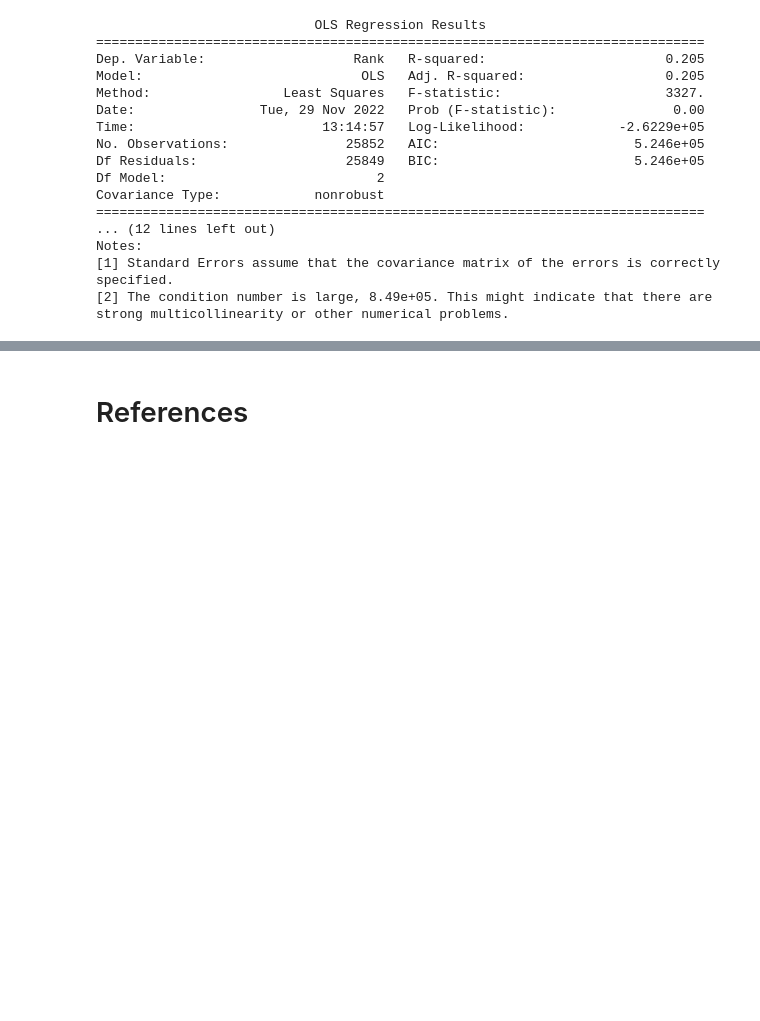
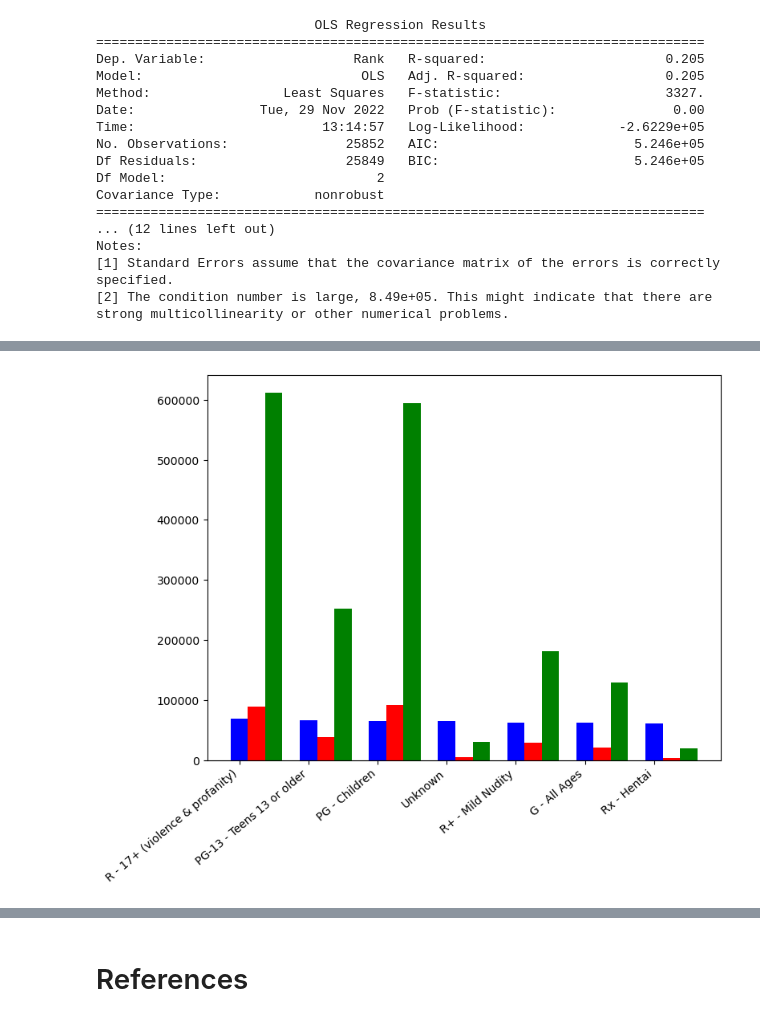
Before and after one commit to RealXun/EDA_ANIME, a Jupyter notebook: src/notebooks/Practice_Testing_Ideas.ipynb, the cells around one changed output, grey strips where cells are left out. Saved outputs shown, nothing was run; the diff lists cells and outputs as text; code cells hidden in the pictures; blank space fills up the shorter version.

```diff
--- a/src/notebooks/Practice_Testing_Ideas.ipynb
+++ b/src/notebooks/Practice_Testing_Ideas.ipynb
@@ -1183,0 +1278,4 @@ strong multicollinearity or other numerical problems.
+# %%
+# score con media. Scored_b y con media
+df_rating = utils.top_10_multi(df_copy,'Rating','Score',"Scored_by")
+df_rating
@@ -1183,0 +1291,16 @@ strong multicollinearity or other numerical problems.
+# %%
+df_rating["calculo"] = df_rating["Score"] * df_rating["Scored_by"]
+# %%
+df_rating["Score100"] = df_rating["Score"] * 10000
+# %%
+X = np.arange(len(df_rating['Score']))
+fig = plt.figure()
+ax = fig.add_axes([0,0,1,1])
+ax.bar(X + 0.00, df_rating['Score100'], color = 'b', width = 0.25)
+ax.bar(X + 0.25, df_rating['Scored_by'], color = 'r', width = 0.25)
+ax.bar(X + 0.50, df_rating['calculo'], color = 'g', width = 0.25)
+plt.xticks([0, 1, 2, 3, 4, 5,6], df_rating['Rating'])
+ax.set_xticklabels(ax.get_xticklabels(), rotation=40, ha="right")
+plt.show()
+# %% [output]
+[figure, added]
```
Also changed, not shown: parts of 25 cells of this notebook, 7 other files.
